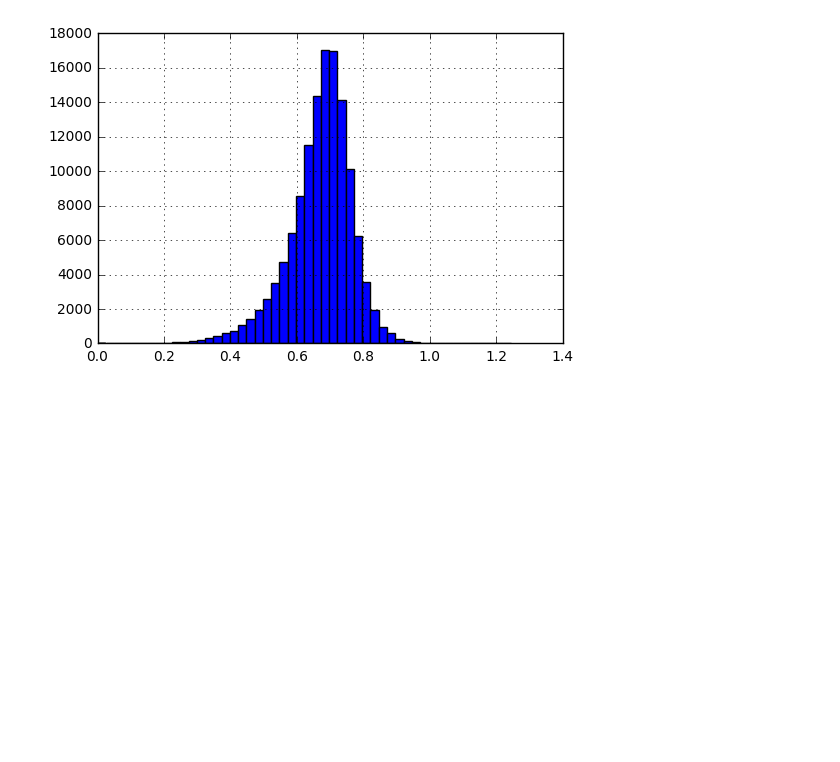
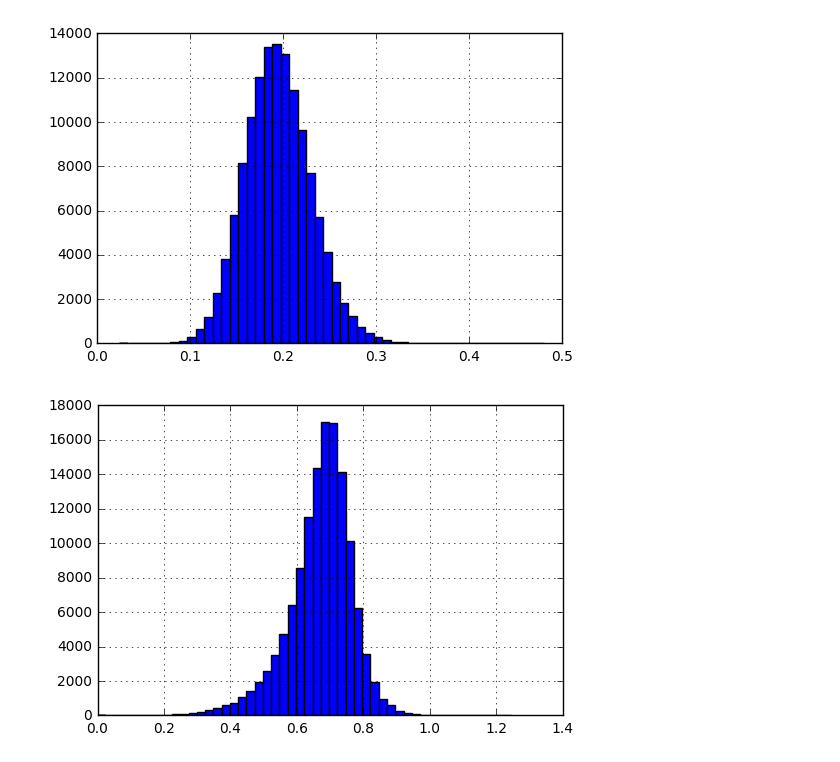
Before and after one commit to hernamesbarbara/r6stats, a Jupyter notebook: notebooks/Play Styles.ipynb, the cells around one changed output. Saved outputs shown, nothing was run; the diff lists cells and outputs as text; code cells hidden in the pictures; blank space fills up the shorter version.

```diff
--- a/notebooks/Play Styles.ipynb
+++ b/notebooks/Play Styles.ipynb
@@ -86,6 +68,11 @@ df_gameplay.head(1).T
 | stats.overall.playtime.hours | 401.161389 |
 | stats.progression.level | 148.000000 |
 | stats.progression.xp | 45957.000000 |
+# %%
+df_gameplay['stats.normalized.accuracy'].hist(bins=50)
+plt.show()
+# %% [output]
+[figure, added]
 # %%
 df_gameplay['stats.normalized.aggression'].hist(bins=50)
 plt.show()
```
Also changed, not shown: parts of 22 cells of this notebook.
